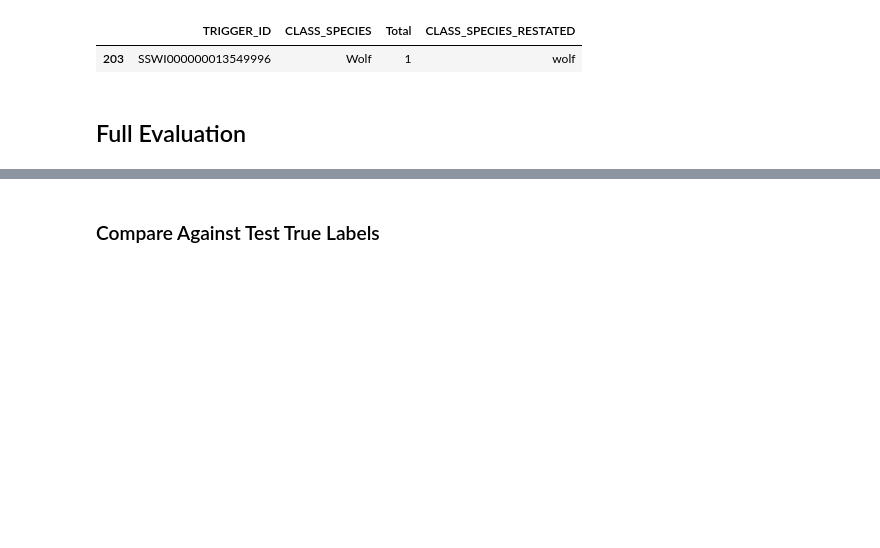
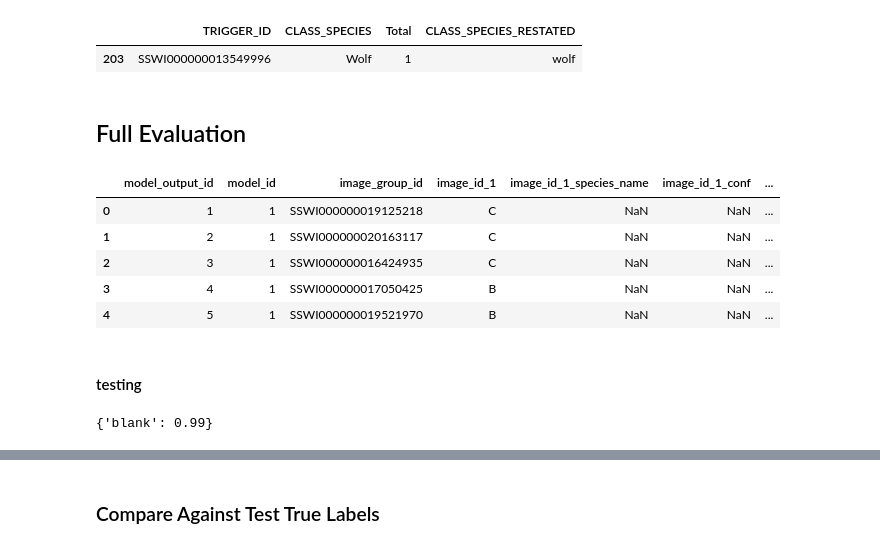
Before and after one commit to jroshanucb/capstone, a Jupyter notebook: ensemble/Ensemble_Playground.ipynb, the cells around one changed output, grey strips where cells are left out. Cells and saved outputs as stored; diff of their text form; code cells hidden in the pictures; blank space fills up the shorter version.

Commit message:
updated functions to consider thresholds for blank predictions

```diff
--- a/ensemble/Ensemble_Playground.ipynb
+++ b/ensemble/Ensemble_Playground.ipynb
@@ -58,7 +58,15 @@ output: format:
 # %% [markdown]
 ## Full Evaluation
 # %%
-sample_input = pd.read_csv('/content/gdrive/My Drive/Colab Notebooks/w210_capstone/ensemble_playground/model_output (2).csv', sep=';')
+sample_input = pd.read_csv('/content/gdrive/My Drive/Colab Notebooks/w210_capstone/ensemble_playground/model_output_11202021_4.csv', sep=',')
+sample_input.head()
+# %% [output]
+|  | model_output_id | model_id | image_group_id | image_id_1 | image_id_1_species_name | image_id_1_conf | ... |
+| 0 | 1 | 1 | SSWI000000019125218 | C | NaN | NaN | ... |
+| 1 | 2 | 1 | SSWI000000020163117 | C | NaN | NaN | ... |
+| 2 | 3 | 1 | SSWI000000016424935 | C | NaN | NaN | ... |
+| 3 | 4 | 1 | SSWI000000017050425 | B | NaN | NaN | ... |
+| 4 | 5 | 1 | SSWI000000019521970 | B | NaN | NaN | ... |
 # %%
 df_model_id3 = sample_input[sample_input.model_id == 3]
 df_model_id4 = sample_input[sample_input.model_id == 4]
@@ -170,3 +200,40 @@ df_model_id4['top_pred'] = df_model_id4.apply(lambda x: get_pred_from_top3(x.con
 
 df_model_id3['top3_dict'] = df_model_id3.apply(lambda x: get_topk(merge_species_conf_dict(x.img1_species_conf_dict, x.img2_species_conf_dict, x.img3_species_conf_dict),3), axis=1)
 df_model_id4['top3_dict'] = df_model_id4.apply(lambda x: get_topk(merge_species_conf_dict(x.img1_species_conf_dict, x.img2_species_conf_dict, x.img3_species_conf_dict),3), axis=1)
+# %% [markdown]
+#### testing
+# %%
+dict_list = {'blank': [0.99, 0.99], 'wolf': [0.417687804]}
+dict_list = {'blank': [0.99], 'wolf': [0.417687804], 'bear': [0.7]}
+dict_list = {'blank': [0.99, 0.99, 0.99]}
+def get_pred_from_top3(consol_dict):
+
+  ## if all 3 predictions are different classes, defer to class with highest confidence
+  ## result cannot be blank though
+  if len(consol_dict) == 3 and 'blank' not in consol_dict:
+    return get_topk(consol_dict, 1)
+
+  elif len(consol_dict) == 3 and 'blank' in consol_dict:
+    temp_dict = consol_dict.copy()
+    del temp_dict['blank']
+    return get_topk(temp_dict, 1)
+
+  ## exception to the below rule is if there are blanks
+  elif len(consol_dict) == 2 and 'blank' in consol_dict:
+    temp_dict = consol_dict.copy()
+    del temp_dict['blank']
+    max_key = max(temp_dict, key= lambda x: len(set(temp_dict[x])))
+    return {max_key: max(temp_dict[max_key])}
+
+  ## if there is an even number of predictions (2), defer to class with more appearances (has a longer list)
+  elif len(consol_dict) == 2:
+    max_key = max(consol_dict, key= lambda x: len(set(consol_dict[x])))
+    return {max_key: max(consol_dict[max_key])}
+
+  ## if there is only one class of predictions, return the class with highest confidence
+  else:
+    return get_topk(consol_dict, 1)
+
+get_pred_from_top3(dict_list)
+# %% [output]
+{'blank': 0.99}
```
Also changed, not shown: parts of 21 cells of this notebook.
